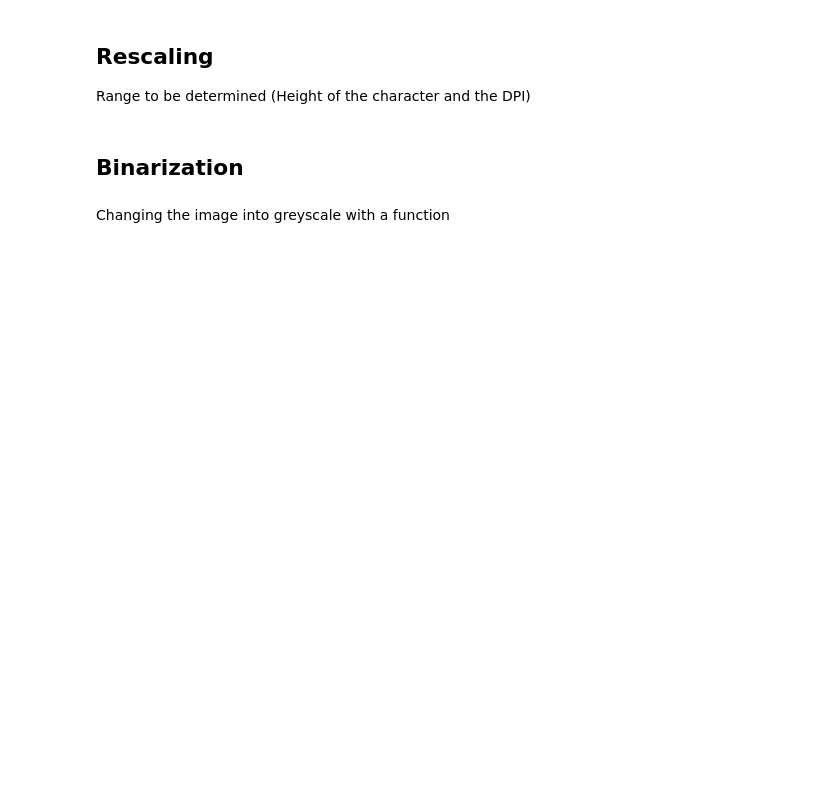
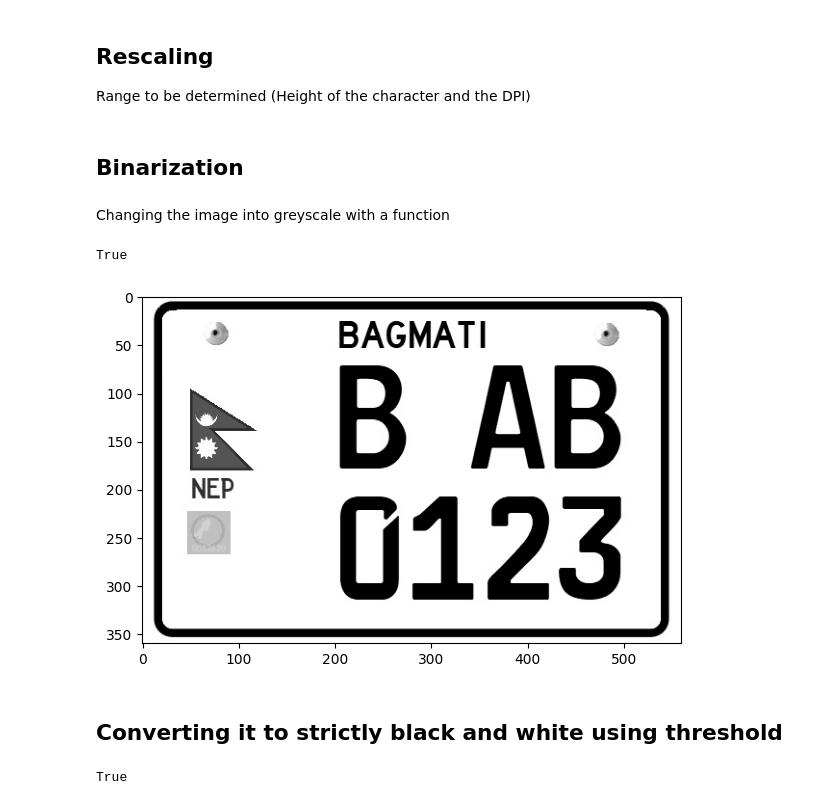
Before and after one commit to sarthakshrestha/learning-4-fyp, a Jupyter notebook: firstFeb.ipynb, the cells around one changed output. Drawn from its saved outputs; the diff is of its cells as text; code cells hidden in the pictures; blank space fills up the shorter version.

```diff
--- a/firstFeb.ipynb
+++ b/firstFeb.ipynb
@@ -65,0 +62,16 @@ Changing the image into greyscale with a function
+# %%
+gray_image = grayscale(img)
+cv2.imwrite("temp/gray.jpg", gray_image)
+# %% [output]
+True
+# %%
+display("temp/gray.jpg")
+# %% [output]
+[figure, added]
+# %% [markdown]
+## Converting it to strictly black and white using threshold
+# %%
+thresh, im_bw = cv2.threshold(gray_image, 200, 340, cv2.THRESH_BINARY)
+cv2.imwrite("temp/bw_image.jpg", im_bw)
+# %% [output]
+True
```
Also changed, not shown: parts of 28 cells of this notebook, 12 other files.
